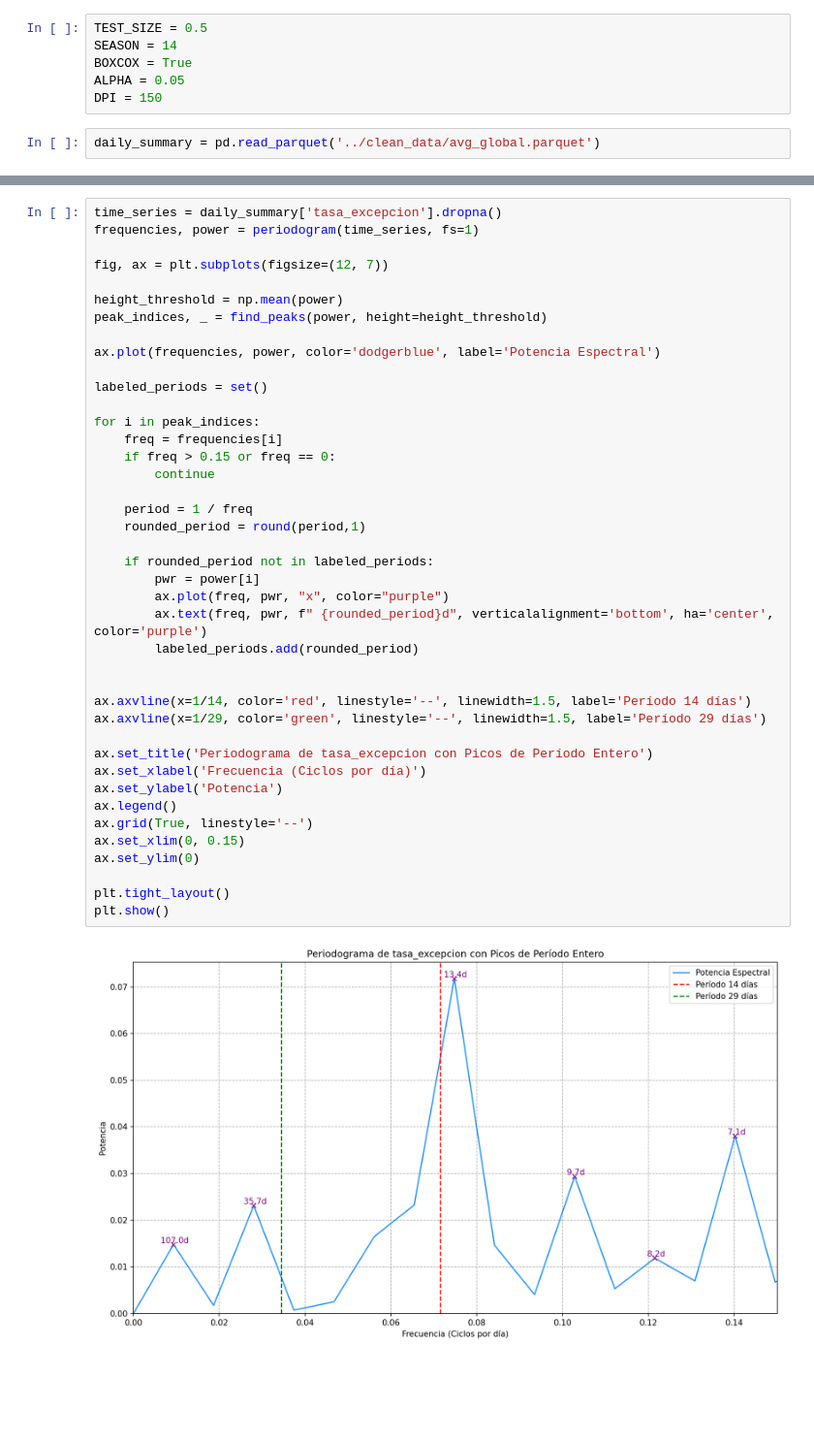
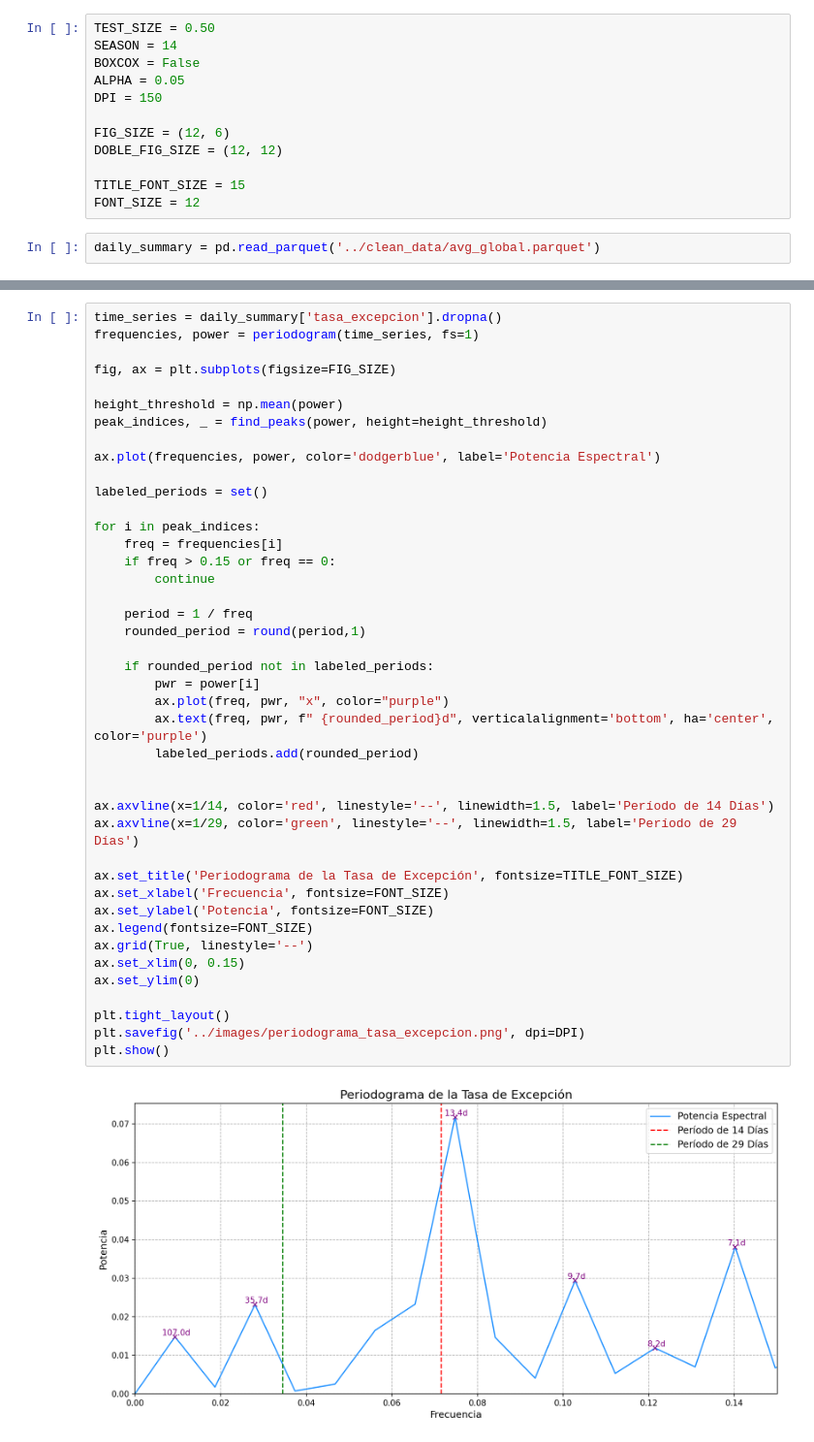
Before and after one commit to stgov/proyecto_de_grado-prediccion_de_fallas, a Jupyter notebook: notebooks/ETS.ipynb, the cells around one changed output, grey strips where cells are left out. Shown at 97% size. Drawn from its saved outputs; the diff is of its cells as text; blank space fills up the shorter version.

```diff
--- a/notebooks/ETS.ipynb
+++ b/notebooks/ETS.ipynb
@@ -18,9 +16,15 @@ from sktime.performance_metrics.forecasting import mean_absolute_scaled_error
 # %%
-TEST_SIZE = 0.5
+TEST_SIZE = 0.50
 SEASON = 14
-BOXCOX = True
+BOXCOX = False
 ALPHA = 0.05
 DPI = 150
+
+FIG_SIZE = (12, 6)
+DOBLE_FIG_SIZE = (12, 12)
+
+TITLE_FONT_SIZE = 15
+FONT_SIZE = 12
 # %%
 daily_summary = pd.read_parquet('../clean_data/avg_global.parquet')
 # %%
@@ -96,45 +115,46 @@ plt.show()
 time_series = daily_summary['tasa_excepcion'].dropna()
 frequencies, power = periodogram(time_series, fs=1)
 
-fig, ax = plt.subplots(figsize=(12, 7))
+fig, ax = plt.subplots(figsize=FIG_SIZE)
 
 height_threshold = np.mean(power)
 peak_indices, _ = find_peaks(power, height=height_threshold)
 
 ax.plot(frequencies, power, color='dodgerblue', label='Potencia Espectral')
 
 labeled_periods = set()
 
 for i in peak_indices:
     freq = frequencies[i]
     if freq > 0.15 or freq == 0:
         continue
 
     period = 1 / freq
     rounded_period = round(period,1)
 
     if rounded_period not in labeled_periods:
         pwr = power[i]
         ax.plot(freq, pwr, "x", color="purple")
         ax.text(freq, pwr, f" {rounded_period}d", verticalalignment='bottom', ha='center', color='purple')
         labeled_periods.add(rounded_period)
 
 
-ax.axvline(x=1/14, color='red', linestyle='--', linewidth=1.5, label='Período 14 días')
-ax.axvline(x=1/29, color='green', linestyle='--', linewidth=1.5, label='Período 29 días')
+ax.axvline(x=1/14, color='red', linestyle='--', linewidth=1.5, label='Período de 14 Días')
+ax.axvline(x=1/29, color='green', linestyle='--', linewidth=1.5, label='Período de 29 Días')
 
-ax.set_title('Periodograma de tasa_excepcion con Picos de Período Entero')
-ax.set_xlabel('Frecuencia (Ciclos por día)')
-ax.set_ylabel('Potencia')
-ax.legend()
+ax.set_title('Periodograma de la Tasa de Excepción', fontsize=TITLE_FONT_SIZE)
+ax.set_xlabel('Frecuencia', fontsize=FONT_SIZE)
+ax.set_ylabel('Potencia', fontsize=FONT_SIZE)
+ax.legend(fontsize=FONT_SIZE)
 ax.grid(True, linestyle='--')
 ax.set_xlim(0, 0.15)
 ax.set_ylim(0)
 
 plt.tight_layout()
+plt.savefig('../images/periodograma_tasa_excepcion.png', dpi=DPI)
 plt.show()
 # %% [output]
-[figure, old version]
+[figure, new version]
 # %%
 plt.style.use('seaborn-v0_8-whitegrid')
 
```
Also changed, not shown: parts of 12 cells of this notebook, 11 other files.
